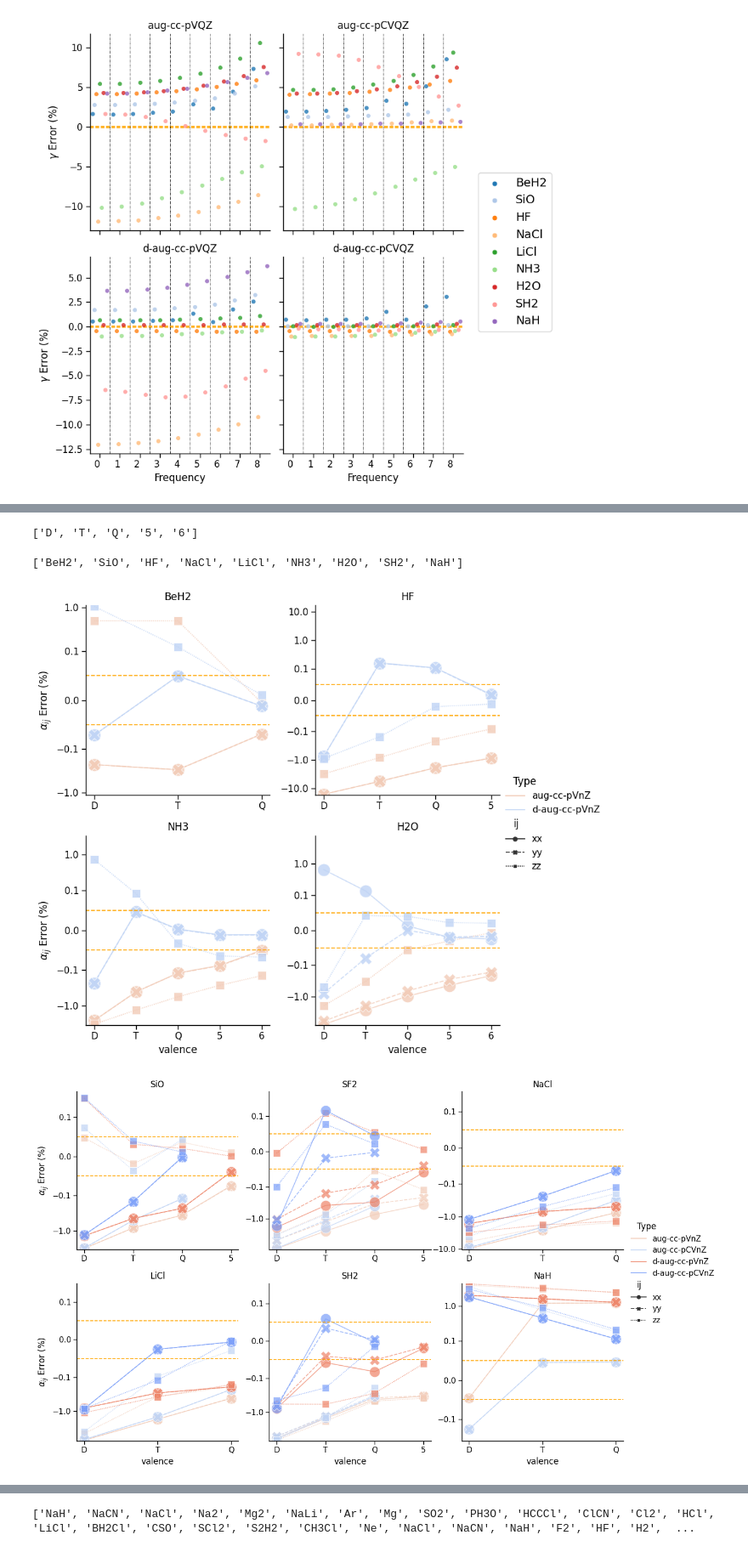
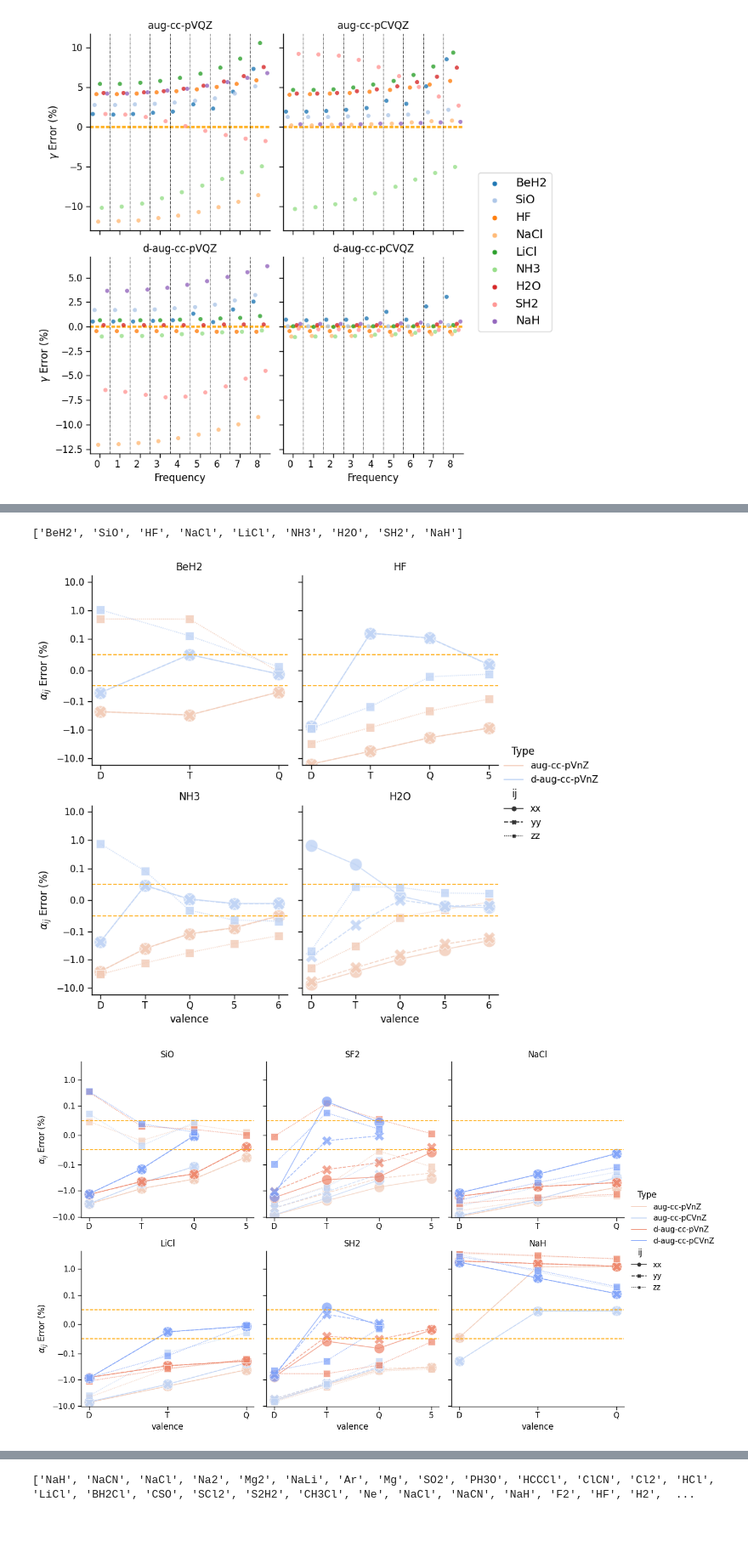
Before and after one commit to ahurta92/QuantumResponsePro, a Jupyter notebook: examples/PolarizabilityPaper/august_convergence.ipynb, the cells around one changed output, grey strips where cells are left out. Shown at 85% size. Saved outputs shown, nothing was run; the diff lists cells and outputs as text; code cells hidden in the pictures; blank space fills up the shorter version.

```diff
--- a/examples/PolarizabilityPaper/august_convergence.ipynb
+++ b/examples/PolarizabilityPaper/august_convergence.ipynb
@@ -462,5 +453,6 @@ g.fig.savefig(paper_path.joinpath('gamma_freq_error.png'), dpi=600, bbox_inches=
 # %% [output]
 [figure]
 # %%
-plot_data
+
+ij_basis_data=MRAComparedBasisDF(august_database.alpha_eigen, ['molecule', 'ij', 'omega'], ['alpha'],True)
 # %% [output]
@@ -480,15 +460 @@ plot_data
-# %%
-#isolate the basis set data not MRA
-ij_basis_data = august_database.alpha_eigen.query('basis!="MRA"').copy()
-ij_basis_data = ij_basis_data.set_index(['molecule', 'ij', 'omega'])
-ij_basis_data['alphaMRA'] = \
-    august_database.alpha_eigen.set_index(['molecule', 'ij', 'omega']).query('basis=="MRA"')[
-        'alpha']
-# compute alpha error
-ij_basis_data['alphaE'] = (
-        (ij_basis_data['alpha'] - ij_basis_data['alphaMRA']) / ij_basis_data['alphaMRA'] * 100)
-ij_basis_data.reset_index(inplace=True)
-ij_basis_data = make_detailed_df(ij_basis_data)
-# %% [output]
-['D', 'T', 'Q', '5', '6']
 # %%
@@ -500,7 +465,7 @@ gamma_outliers.tolist()
 # %% [output]
 ['BeH2', 'SiO', 'HF', 'NaCl', 'LiCl', 'NH3', 'H2O', 'SH2', 'NaH']
 # %%
-facet_kw = {'sharey': False, 'sharex': False}
+facet_kw = {'sharey': True, 'sharex': False}
 ms = ['First-row', 'Fluorine']
 type = ['aug-cc-pVnZ', 'd-aug-cc-pVnZ']
 
@@ -532,7 +497,7 @@ with sns.plotting_context('paper', font_scale=1.25, ):
 
 g.savefig(paper_path.joinpath('first_and_fluorine_component_error.png'), dpi=600)
 # %% [output]
-[figure, old version]
+[figure, new version]
 # %%
 
 gamma_outliers = plot_data.molecule.unique()
@@ -541,32 +506,32 @@ gamma_outliers.tolist()
 gamma_outliers = gamma_outliers.tolist() + ['SF2']
 ms = ['Second-row']
 p_data = ij_basis_data.query('molecule.isin(@gamma_outliers) and mol_system.isin'
                              '(@ms) and omega==8')
 #remove
-facet_kw = {'sharey': False, 'sharex': False}
+facet_kw = {'sharey': True, 'sharex': False}
 # plot valence vs alpha error with component hue for each molecule
 with sns.plotting_context('paper', font_scale=1.25, ):
     g = sns.relplot(col='molecule',
                     x='valence', y='alphaE', style='ij', hue='Type', kind='line',
                     data=p_data,
                     palette=simple_pal,
                     markers=True,
                     col_wrap=3,
                     height=4, aspect=1, facet_kws=facet_kw, ms=15, alpha=.7)
     # adjust the title to read D=$\zeta$D, T=$\zeta$T, etc.
     g.set_titles(col_template='{col_name}')
     g.set_ylabels(r'$\alpha_{ij}$ Error (%)')
 
     for ax in g.axes.flat:
         # draw horizontal line at .05%rue
         ax.set_yscale('symlog', linthresh=1e-1)
         ax.axhline(y=.05, linestyle='--', color='orange')
         ax.axhline(y=-.05, linestyle='--', color='orange')
         # set the yaxis to scalar formatter
         ax.yaxis.set_major_formatter(ScalarFormatter())
         # make the y limits symmetrical for each plot using the max absolute value
         max_lim = max(abs(ax.get_ylim()[0]), abs(ax.get_ylim()[1]))
 
 g.savefig(paper_path.joinpath('component_error.png'), dpi=600)
 # %% [output]
-[figure, old version]
+[figure, new version]
```
Also changed, not shown: parts of 26 cells of this notebook.
